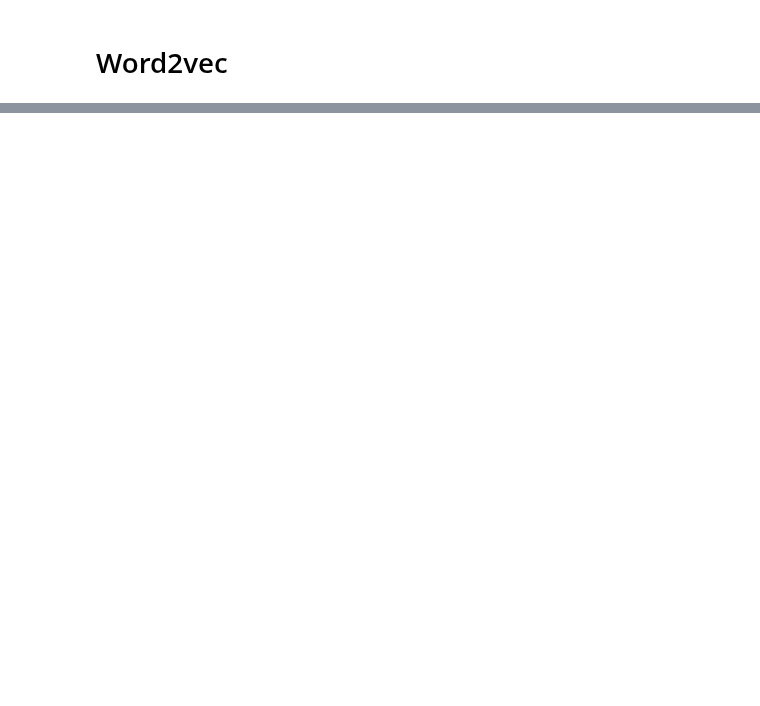
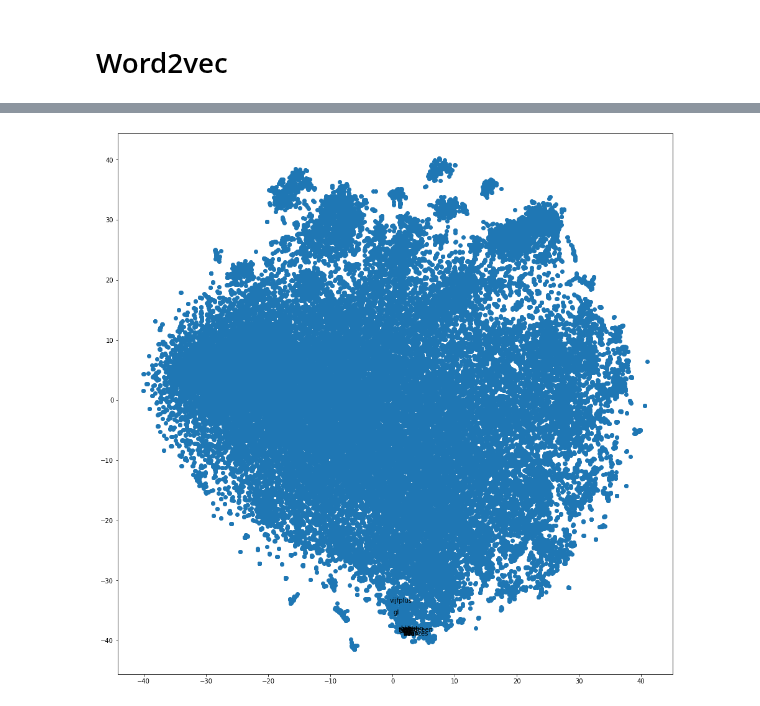
Before and after one commit to Chris-Congleton/MSc-Thesis, a Jupyter notebook: Playground/Testset_2021_playground.ipynb, the cells around one changed output, grey strips where cells are left out. Saved outputs shown, nothing was run; the diff lists cells and outputs as text; code cells hidden in the pictures; blank space fills up the shorter version.

```diff
--- a/Playground/Testset_2021_playground.ipynb
+++ b/Playground/Testset_2021_playground.ipynb
@@ -419,3 +475,0 @@ from tqdm import tqdm
-# %%
-corpus = list(df["cleantext"].values[:1000])
-corp_length = len(corpus)
@@ -483,0 +540,32 @@ plot_function(x_vals, y_vals, labels)
+# %%
+x_vals, y_vals, labels = tsne_analysis(df)
+# %%
+def plot_with_matplotlib(x_vals, y_vals, labels, terms):
+    import matplotlib.pyplot as plt
+    import random
+
+    random.seed(0)
+
+    plt.figure(figsize=(16, 16))
+    plt.scatter(x_vals, y_vals)
+
+    #
+    # Label data points
+    #
+    selected_indices =[]
+    parties = terms
+
+    for p in parties:
+      selected_indices.append(list(labels).index(p))
+
+    for i in selected_indices:
+        plt.annotate(labels[i], (x_vals[i], y_vals[i]))
+# %%
+parties = ['vvd', 'dzeszes', 'pvv', 'cda', 'pvda', 'sp', 'gl', 'fvd', 'pvdd',
+            'cu', 'sgp', 'volt', 'jatweeeen', 'bbb', 'bijeeen', 'vijfplus']
+
+plot_function = plot_with_matplotlib
+
+plot_function(x_vals, y_vals, labels, parties)
+# %% [output]
+[figure, added]
```
Also changed, not shown: parts of 25 cells of this notebook.
